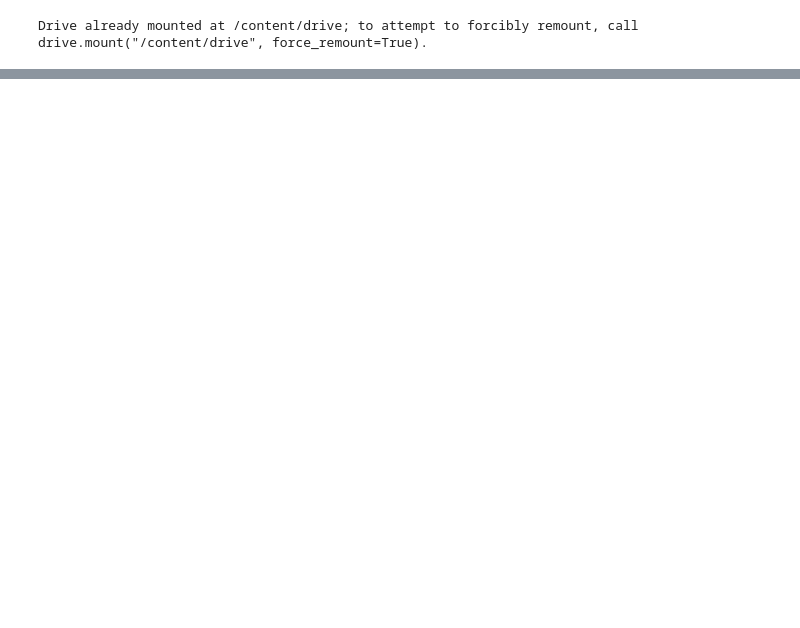
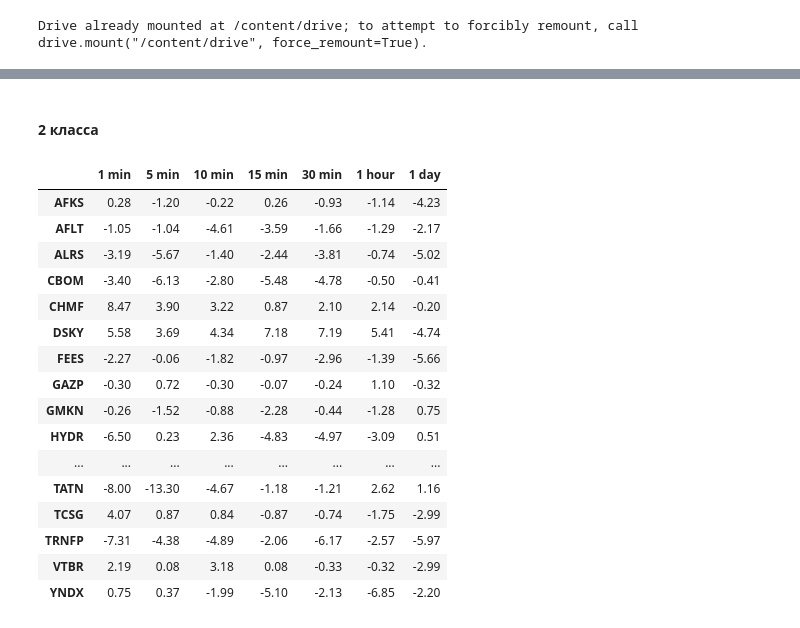
Before and after one commit to BorisenkoGeorgy/Disser_news_stocks, a Jupyter notebook: notebooks/BaselineModels.ipynb, the cells around one changed output, grey strips where cells are left out. Drawn from its saved outputs; the diff is of its cells as text; code cells hidden in the pictures; blank space fills up the shorter version.

```diff
--- a/notebooks/BaselineModels.ipynb
+++ b/notebooks/BaselineModels.ipynb
@@ -559,0 +415,32 @@ evaluate(model, val_texts, val_target, train_target)
+# %%
+def get_effects_bin(df_train, df_test, loggs, companies=companies, shortened=False):
+  if shortened:
+    effects = pd.DataFrame(columns=['5 min', '10 min', '15 min', '30 min', '1 hour', '1 day'], index=companies)
+  else:
+    effects = pd.DataFrame(columns=['1 min', '5 min', '10 min', '15 min', '30 min', '1 hour', '1 day'], index=companies)
+
+  targets = df_train.columns
+  first_dates = pd.read_csv(f'/content/drive/MyDrive/Диссертация/Парсеры сайтов/Стоимость акций/1 мин/first_dates.csv', index_col='company')
+  for company in companies:
+    first_day = pd.to_datetime(first_dates.loc[company,:].values[0])
+
+    comp_train = df_train[df_train[company] == True].copy()
+    comp_test = df_test[df_test[company] == True].copy()
+
+    comp_train = comp_train[comp_train.date >= first_day].copy()
+    test_accs = loggs.loc['acc_test',:]
+
+    tr = [col for col in targets if company in col]
+    if company in tr:
+      tr.remove(company)
+    if shortened:
+      tr = tr[1:]
+
+    res = []
+    for t in tr:
+      ba = comp_train[t].mean()
+      te = test_accs[t]
+      best_acc = sample_test(ba, comp_test[t].values.astype(int), n_times=1000)
+      res.append(round((te-best_acc)*100, 2))
+    effects.loc[company,:] = res
+  return effects
@@ -559,0 +489,30 @@ evaluate(model, val_texts, val_target, train_target)
+# %% [markdown]
+#### 2 класса
+# %%
+tg = pd.read_parquet('/content/drive/MyDrive/Диссертация/Парсеры сайтов/tg_comps.parquet')
+tg_train = tg[tg.date < '2021-06-01'].copy()
+tg_test = tg[(tg.date < '2022-01-01') & (tg.date > '2021-06-01')].copy()
+# %%
+loggs = pd.read_csv('/content/drive/MyDrive/Диссертация/tg_loggs/loggs_tg_rf_bin.csv', index_col=0)
+# %%
+effects_tg_rf_cv = get_effects_bin(tg_train, tg_test, loggs)
+# %%
+effects_tg_rf_cv.sort_index().style.applymap(_color_red_or_green).format(precision=2)
+# %% [output]
+|  | 1 min | 5 min | 10 min | 15 min | 30 min | 1 hour | 1 day |
+| AFKS | 0.28 | -1.20 | -0.22 | 0.26 | -0.93 | -1.14 | -4.23 |
+| AFLT | -1.05 | -1.04 | -4.61 | -3.59 | -1.66 | -1.29 | -2.17 |
+| ALRS | -3.19 | -5.67 | -1.40 | -2.44 | -3.81 | -0.74 | -5.02 |
+| CBOM | -3.40 | -6.13 | -2.80 | -5.48 | -4.78 | -0.50 | -0.41 |
+| CHMF | 8.47 | 3.90 | 3.22 | 0.87 | 2.10 | 2.14 | -0.20 |
+| DSKY | 5.58 | 3.69 | 4.34 | 7.18 | 7.19 | 5.41 | -4.74 |
+| FEES | -2.27 | -0.06 | -1.82 | -0.97 | -2.96 | -1.39 | -5.66 |
+| GAZP | -0.30 | 0.72 | -0.30 | -0.07 | -0.24 | 1.10 | -0.32 |
+| GMKN | -0.26 | -1.52 | -0.88 | -2.28 | -0.44 | -1.28 | 0.75 |
+| HYDR | -6.50 | 0.23 | 2.36 | -4.83 | -4.97 | -3.09 | 0.51 |
+| ... | ... | ... | ... | ... | ... | ... | ... |
+| TATN | -8.00 | -13.30 | -4.67 | -1.18 | -1.21 | 2.62 | 1.16 |
+| TCSG | 4.07 | 0.87 | 0.84 | -0.87 | -0.74 | -1.75 | -2.99 |
+| TRNFP | -7.31 | -4.38 | -4.89 | -2.06 | -6.17 | -2.57 | -5.97 |
+| VTBR | 2.19 | 0.08 | 3.18 | 0.08 | -0.33 | -0.32 | -2.99 |
+| YNDX | 0.75 | 0.37 | -1.99 | -5.10 | -2.13 | -6.85 | -2.20 |
```
Also changed, not shown: parts of 149 cells of this notebook, 2 other files.
